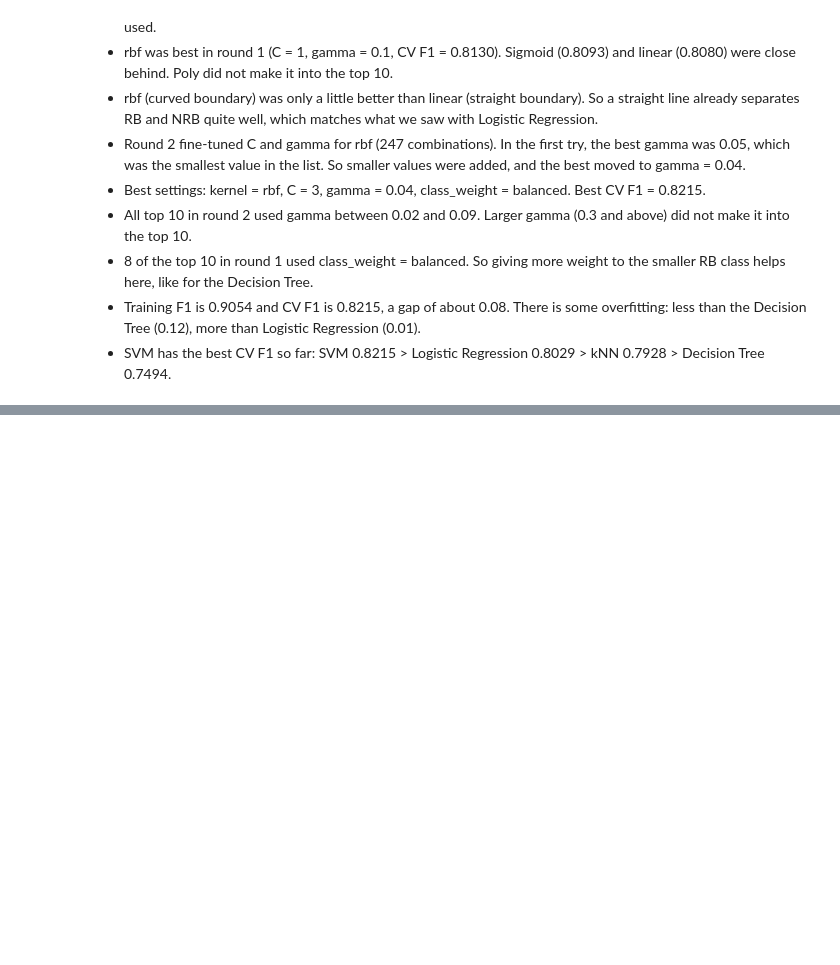
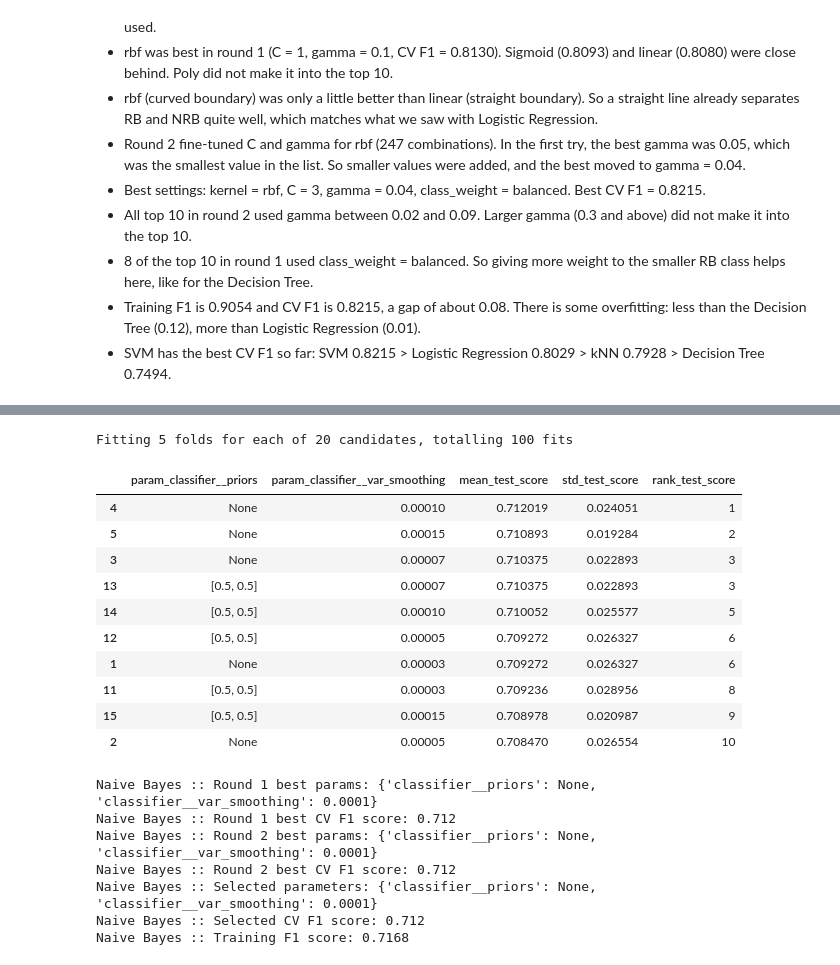
Before and after one commit to MadhurBhaiya-BITS/qsar-biodegradation-classifier, a Jupyter notebook: qsar_classifier.ipynb, the cells around one changed output, grey strips where cells are left out. Drawn from its saved outputs; the diff is of its cells as text; code cells hidden in the pictures; blank space fills up the shorter version.

```diff
--- a/qsar_classifier.ipynb
+++ b/qsar_classifier.ipynb
@@ -949,0 +1015,71 @@ SVM :: Training F1 score: 0.9054
+# %%
+# Round 2: fine-tune var_smoothing around 1e-4 (best value from round 1)
+# Round 1 showed that priors None and [0.5, 0.5] score almost the same, so keeping both
+nb_param_grid_fine = [
+    {   # Total 10 * 2 = 20 combinations
+        "classifier__var_smoothing": [2e-5, 3e-5, 5e-5, 7e-5, 1e-4, 1.5e-4, 2e-4, 3e-4, 5e-4, 7e-4],
+        "classifier__priors": [None, [0.5, 0.5]],
+    }
+]
+
+# Total combinations = 20 combinations
+# Since we are doing 5-fold CV => 20 * 5 = 100 fits
+
+nb_grid_search_fine = GridSearchCV(
+    estimator=nb_pipe,             # same pipeline as round 1
+    param_grid=nb_param_grid_fine,
+    cv=cv_strat,                   # reused StratifiedKFold
+    scoring=SCORING_MEASURE,       # "f1"
+    n_jobs=-1,
+    refit=True,
+    verbose=1,
+)
+nb_grid_search_fine.fit(X_train, y_train)
+
+# Display the top 10 combinations
+nb_results_fine = pd.DataFrame(nb_grid_search_fine.cv_results_)
+nb_param_cols_fine = [col for col in nb_results_fine.columns if col.startswith("param_")]
+display(
+    nb_results_fine[nb_param_cols_fine + ["mean_test_score", "std_test_score", "rank_test_score"]]
+    .sort_values("rank_test_score")
+    .head(10)
+)
+
+# Keep whichever round found the better CV score
+print("Naive Bayes :: Round 1 best params:", nb_grid_search.best_params_)
+print("Naive Bayes :: Round 1 best CV F1 score:", round(nb_grid_search.best_score_, 4))
+
+print("Naive Bayes :: Round 2 best params:", nb_grid_search_fine.best_params_)
+print("Naive Bayes :: Round 2 best CV F1 score:", round(nb_grid_search_fine.best_score_, 4))
+
+if nb_grid_search_fine.best_score_ > nb_grid_search.best_score_:
+    nb_search = nb_grid_search_fine
+else:
+    nb_search = nb_grid_search
+
+print("Naive Bayes :: Selected parameters:", nb_search.best_params_)
+print("Naive Bayes :: Selected CV F1 score:", round(nb_search.best_score_, 4))
+print("Naive Bayes :: Training F1 score:", round(nb_search.score(X_train, y_train), 4))
+
+# best_estimator_ is the whole pipeline, retrained on the full training data
+best_models["Naive Bayes"] = nb_search.best_estimator_
+# %% [output]
+Fitting 5 folds for each of 20 candidates, totalling 100 fits
+|  | param_classifier__priors | param_classifier__var_smoothing | mean_test_score | std_test_score | rank_test_score |
+| 4 | None | 0.00010 | 0.712019 | 0.024051 | 1 |
+| 5 | None | 0.00015 | 0.710893 | 0.019284 | 2 |
+| 3 | None | 0.00007 | 0.710375 | 0.022893 | 3 |
+| 13 | [0.5, 0.5] | 0.00007 | 0.710375 | 0.022893 | 3 |
+| 14 | [0.5, 0.5] | 0.00010 | 0.710052 | 0.025577 | 5 |
+| 12 | [0.5, 0.5] | 0.00005 | 0.709272 | 0.026327 | 6 |
+| 1 | None | 0.00003 | 0.709272 | 0.026327 | 6 |
+| 11 | [0.5, 0.5] | 0.00003 | 0.709236 | 0.028956 | 8 |
+| 15 | [0.5, 0.5] | 0.00015 | 0.708978 | 0.020987 | 9 |
+| 2 | None | 0.00005 | 0.708470 | 0.026554 | 10 |
+Naive Bayes :: Round 1 best params: {'classifier__priors': None, 'classifier__var_smoothing': 0.0001}
+Naive Bayes :: Round 1 best CV F1 score: 0.712
+Naive Bayes :: Round 2 best params: {'classifier__priors': None, 'classifier__var_smoothing': 0.0001}
+Naive Bayes :: Round 2 best CV F1 score: 0.712
+Naive Bayes :: Selected parameters: {'classifier__priors': None, 'classifier__var_smoothing': 0.0001}
+Naive Bayes :: Selected CV F1 score: 0.712
+Naive Bayes :: Training F1 score: 0.7168
```
Also changed, not shown: parts of 5 cells of this notebook.
